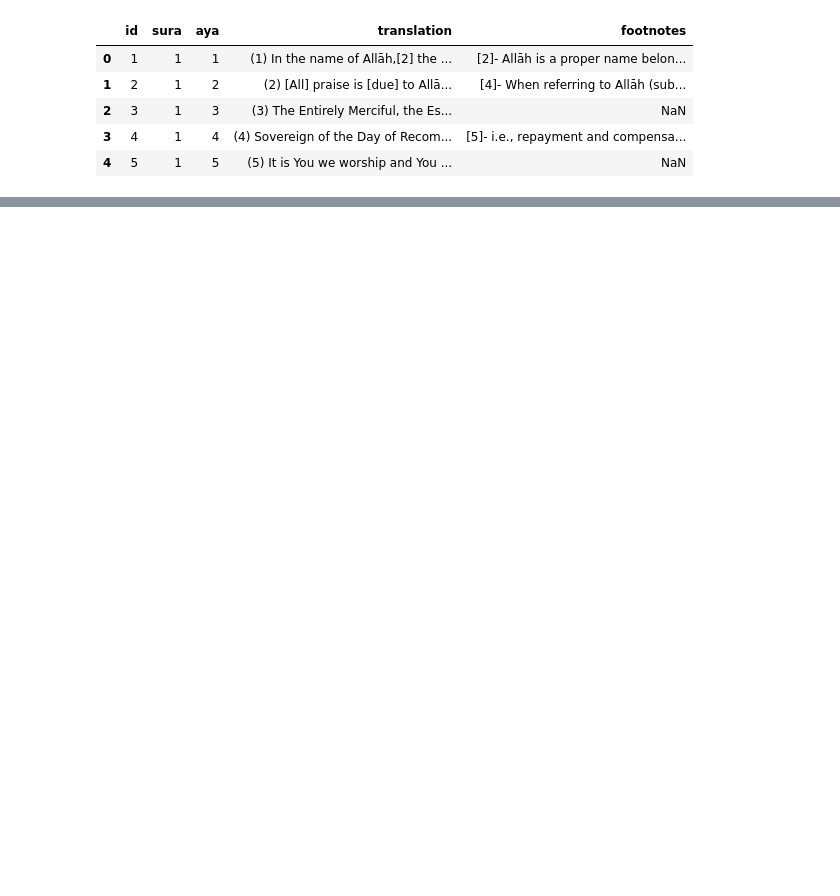
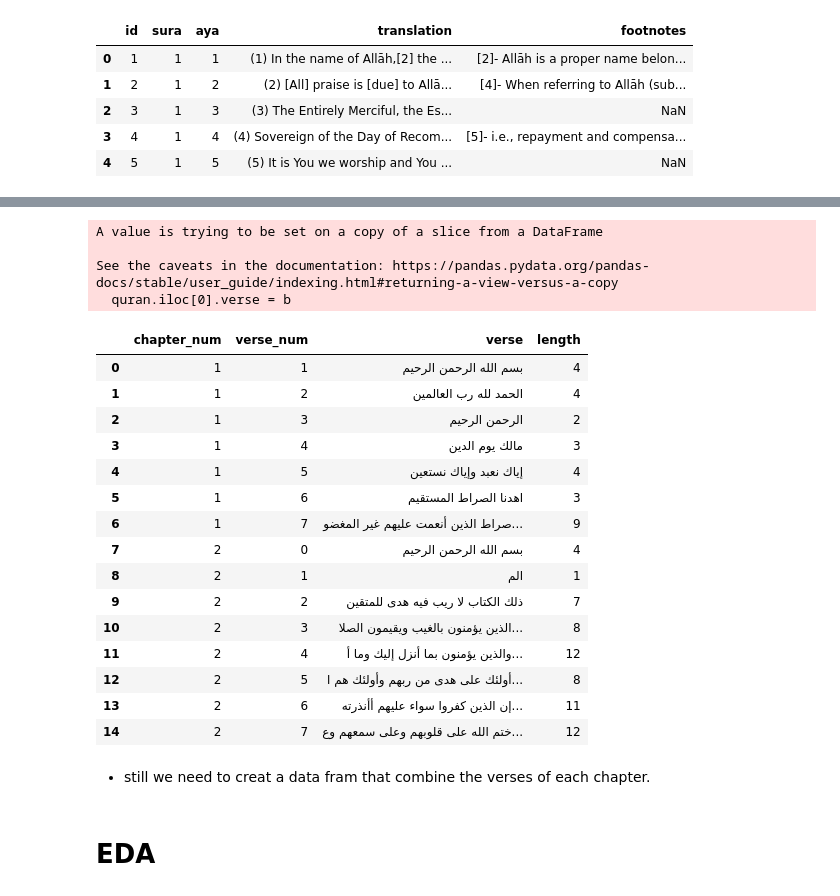
Before and after one commit to Saleh-Alabbas/search_engine_on_the_Quran, a Jupyter notebook: ml/data_cleaning.ipynb, the cells around one changed output, grey strips where cells are left out. Cells and saved outputs as stored; diff of their text form; code cells hidden in the pictures; blank space fills up the shorter version.

```diff
--- a/ml/data_cleaning.ipynb
+++ b/ml/data_cleaning.ipynb
@@ -136 +156,4 @@ quran_E.translation[1265]
+# %%
+def word_count(text):
+    return len(text.split())
 # %%
@@ -147,0 +178,8 @@ E_clean(quran_E.translation[1265])
+# %%
+# removing the basmelah of the first verse in each chapter.
+def remove_basmalah(first_aya):
+    first_aya = re.sub("بسم الله الرحمن الرحيم ", "", first_aya)
+
+    return first_aya
+
+remove_basmalah(cleaning(quran_A.verse[493]))
@@ -147,0 +188,24 @@ E_clean(quran_E.translation[1265])
+# %%
+# creating a function to add a basmalah at the begining of each chapter with verse_num = 0
+def add_basmalah(quran, language):
+
+    """This function will insert a 'basmalah' at the start of each chapter with verse_num = 0"""
+
+    if language == "A":
+        b = "بسم الله الرحمن الرحيم"
+    elif language == "E":
+        b = "in the name of allāh the entirely merciful the especially merciful"
+    else:
+        print("invalide value or language; 'A' for Arabic or 'E' for English")
+
+    a = list(quran[quran.verse_num == 1].index)
+    a.remove(0)
+
+    for chapter, i in enumerate(a):
+        quran.loc[i-0.5] = {"chapter_num":chapter + 2,"verse_num":0,"verse":b}
+
+    quran.iloc[0].verse = b
+
+    quran = quran.drop(index= quran[(quran.chapter_num == 9) & (quran.verse_num == 0)].index)
+    quran = quran.sort_index().reset_index(drop= True)
+    return quran
@@ -147,0 +235,31 @@ E_clean(quran_E.translation[1265])
+# %%
+quran_A["verse"] = quran_A.verse.apply(cleaning)
+quran_A["verse"] = quran_A.verse.apply(remove_basmalah)
+quran_A = add_basmalah(quran_A, "A")
+quran_A["length"] = quran_A.verse.apply(word_count)
+quran_A.head(15)
+# %% [output]
+A value is trying to be set on a copy of a slice from a DataFrame
+
+See the caveats in the documentation: https://pandas.pydata.org/pandas-docs/stable/user_guide/indexing.html#returning-a-view-versus-a-copy
+  quran.iloc[0].verse = b
+|  | chapter_num | verse_num | verse | length |
+| 0 | 1 | 1 | بسم الله الرحمن الرحيم | 4 |
+| 1 | 1 | 2 | الحمد لله رب العالمين | 4 |
+| 2 | 1 | 3 | الرحمن الرحيم | 2 |
+| 3 | 1 | 4 | مالك يوم الدين | 3 |
+| 4 | 1 | 5 | إياك نعبد وإياك نستعين | 4 |
+| 5 | 1 | 6 | اهدنا الصراط المستقيم | 3 |
+| 6 | 1 | 7 | صراط الذين أنعمت عليهم غير المغضو... | 9 |
+| 7 | 2 | 0 | بسم الله الرحمن الرحيم | 4 |
+| 8 | 2 | 1 | الم | 1 |
+| 9 | 2 | 2 | ذلك الكتاب لا ريب فيه هدى للمتقين | 7 |
+| 10 | 2 | 3 | الذين يؤمنون بالغيب ويقيمون الصلا... | 8 |
+| 11 | 2 | 4 | والذين يؤمنون بما أنزل إليك وما أ... | 12 |
+| 12 | 2 | 5 | أولئك على هدى من ربهم وأولئك هم ا... | 8 |
+| 13 | 2 | 6 | إن الذين كفروا سواء عليهم أأنذرته... | 11 |
+| 14 | 2 | 7 | ختم الله على قلوبهم وعلى سمعهم وع... | 12 |
+# %% [markdown]
+- still we need to creat a data fram that combine the verses of each chapter.
+# %% [markdown]
+# EDA
```
Also changed, not shown: parts of 28 cells of this notebook.
